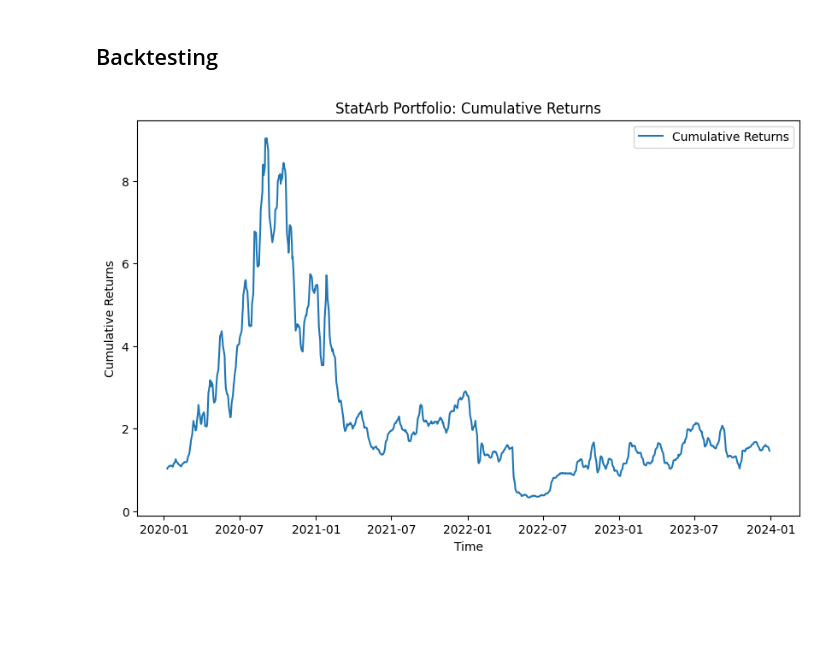
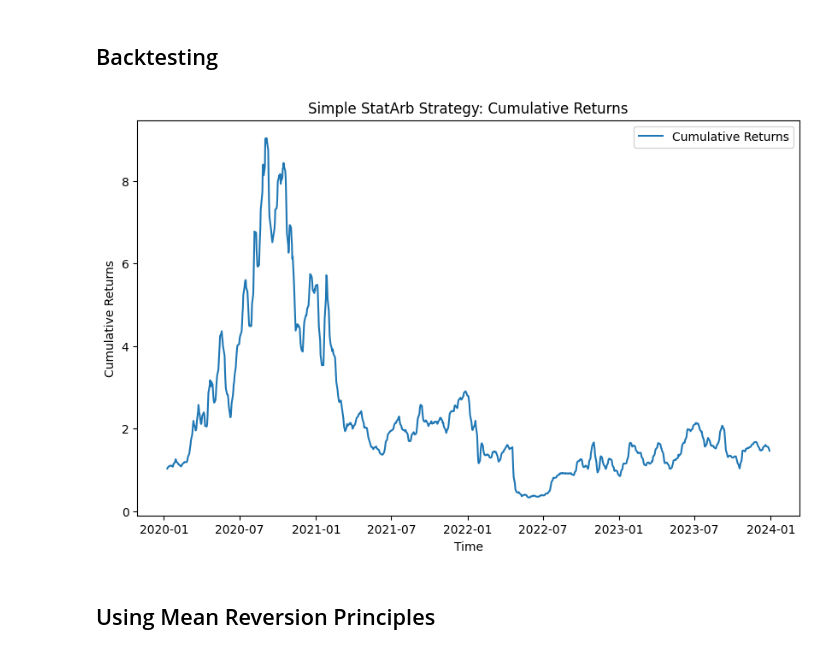
Before and after one commit to achntj/statistical-arbitrage, a Jupyter notebook: StatArb.ipynb, the cells around one changed output. Saved outputs shown, nothing was run; the diff lists cells and outputs as text; code cells hidden in the pictures; blank space fills up the shorter version.

```diff
--- a/StatArb.ipynb
+++ b/StatArb.ipynb
@@ -62,14 +82,16 @@ dtype: float64
 # %%
 portfolio_returns = (portfolio_weights * weekly_returns).sum(axis=1)
 
 cumulative_returns = (1 + portfolio_returns).cumprod()
 
 plt.figure(figsize=(10, 6))
 plt.plot(cumulative_returns, label='Cumulative Returns')
-plt.title('StatArb Portfolio: Cumulative Returns')
+plt.title('Simple StatArb Strategy: Cumulative Returns')
 plt.xlabel('Time')
 plt.ylabel('Cumulative Returns')
 plt.legend()
 plt.show()
 # %% [output]
-[figure, old version]
+[figure, new version]
+# %% [markdown]
+## Using Mean Reversion Principles
```
Also changed, not shown: parts of 8 cells of this notebook.
